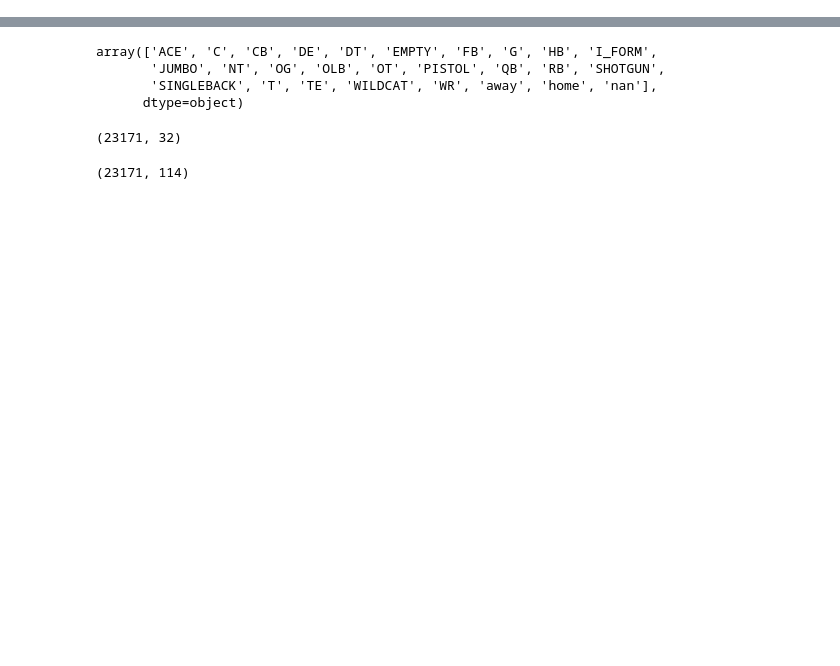
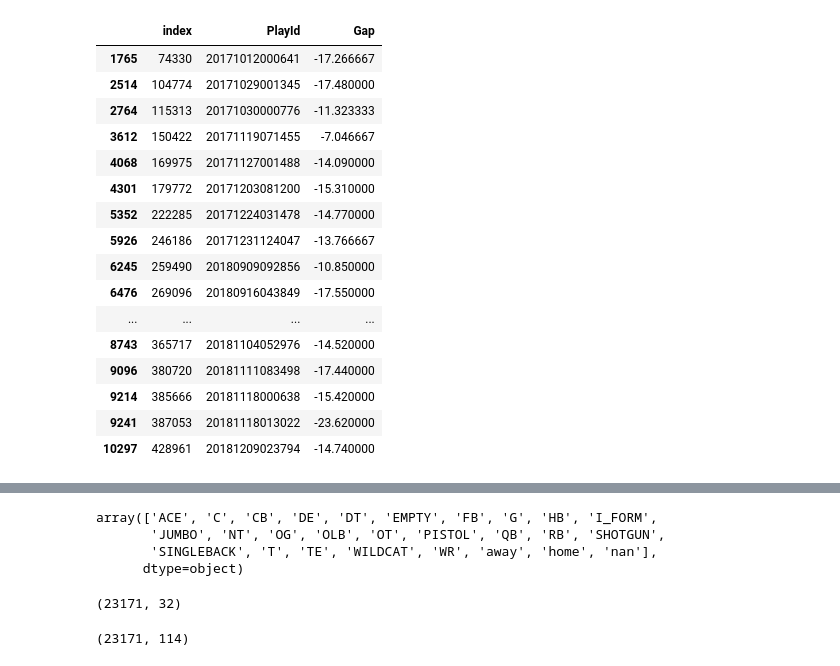
Before and after one commit to yxm162930/NFL, a Jupyter notebook: NFL Model.ipynb, the cells around one changed output, grey strips where cells are left out. Saved outputs shown, nothing was run; the diff lists cells and outputs as text; code cells hidden in the pictures; blank space fills up the shorter version.

```diff
--- a/NFL Model.ipynb
+++ b/NFL Model.ipynb
@@ -46,6 +49,8 @@ def data_clean(df):
     df.loc[df['FieldPosition'] == 'BLT', 'FieldPosition'] = 'BAL'
     df.loc[df['FieldPosition'] == 'CLV', 'FieldPosition'] = 'CLE'
     df.loc[df['FieldPosition'] == 'HST', 'FieldPosition'] = 'HOU'
+
+    df.loc[df['Season'] == 2017, 'S'] = (df.loc[df['Season'] == 2017, 'S'] - 2.4355) / 1.2930 * 1.4551 + 2.7570
 
 
 # offense time and defence time
@@ -102,7 +107,6 @@ def data_clean(df):
     df['New_Y'] = df['Y']
     df.loc[df['PlayDirection'] == 'left','New_Y'] = 160/3 - df.loc[df['PlayDirection'] == 'left','Y']
     df['Orientation_std'] = df['Orientation']
-    df.loc[df['Season'] == 2017, 'Orientation_std'] = df.loc[df['Season'] == 2017, 'Orientation_std'] + 90
     #df.loc[(df['Season'] > 2017)&(df['PlayDirection'] == 'left'), 'Orientation_std'] = 360 - df.loc[(df['Season'] > 2017)&(df['PlayDirection'] == 'left'), 'Orientation_std']
     df.loc[df['PlayDirection'] == 'left', 'Orientation_std'] = np.mod(180 + df.loc[df['PlayDirection'] == 'left', 'Orientation_std'], 360)
     df['Dir_std'] = df['Dir']
@@ -136,43 +140,44 @@ def data_clean(df):
         degree = 90 - math.atan(tan)/(2*np.pi)*360
         return degree
     df['IsRusher'] = (df['NflId'] == df['NflIdRusher'])
-    Rusher =df.loc[df['IsRusher'],['PlayId','X','Y','Dir_std','S']].rename(columns={"X":"Rusher_X","Y":"Rusher_Y",'PossessionTeam':'Offense_Team','Dir_std':'Rusher_Dir_std','S':'Rusher_Speed'})
+    Rusher =df.loc[df['IsRusher'],['PlayId','New_X','New_Y','Dir_std','S']].rename(columns={"New_X":"Rusher_X","New_Y":"Rusher_Y",'PossessionTeam':'Offense_Team','Dir_std':'Rusher_Dir_std','S':'Rusher_Speed'})
     df = df.merge(Rusher,how = 'left',on = 'PlayId')
-    df['Distance_to_Rusher'] = df[["X","Rusher_X","Y","Rusher_Y"]].apply(lambda x: Distance(x[0],x[1],x[2],x[3]), axis = 1)
-    df['Degree_to_Rusher'] = df[["X","Rusher_X","Y","Rusher_Y"]].apply(lambda x: Degree(x[0],x[1],x[2],x[3]), axis = 1)
+    df['Distance_to_Rusher'] = df[["New_X","Rusher_X","New_Y","Rusher_Y"]].apply(lambda x: Distance(x[0],x[1],x[2],x[3]), axis = 1)
+    df['Degree_to_Rusher'] = df[["New_X","Rusher_X","New_Y","Rusher_Y"]].apply(lambda x: Degree(x[0],x[1],x[2],x[3]), axis = 1)
     df['Degree_Diff'] = df['Degree_to_Rusher'] - df['Rusher_Dir_std']
     df['Degree_Diff2'] = 270 - (90-df['Degree_to_Rusher']) - df['Dir_std']
     df['Speed_Ratio'] =  (df['Rusher_Speed']+0.01)/(df['S']+0.01)
 
-
 # speed
-    df.loc[df['Season'] == 2017, 'S'] = (df.loc[df['Season'] == 2017, 'S'] - 2.4355) / 1.2930 * 1.4551 + 2.7570
     df['Horizontal Speed'] = df['S']*df["Dir_sin"]
     df['Vertical Speed'] = df['S']*df["Dir_cos"]
 
 
+
+
     return df
 # %%
 train = data_clean(train_df)
 # %%
 temp = train.drop(train[(train['Position'].isin(['FS','S','SS'])) & (train['Distance_to_Rusher']>15)].index)
-temp = temp.merge(train.loc[train['IsRusher'],['PlayId','New_X','New_Y','Dir_std']]\
-                  .rename(columns={'New_X':'Rusher_X','New_Y':'Rusher_Y','Dir_std':'Rusher_Dir'}), on = 'PlayId',how = 'left')
+temp = temp.merge(train.loc[train['IsRusher'],['PlayId','Dir_std']]\
+                  .rename(columns={'Dir_std':'Rusher_Dir'}), on = 'PlayId',how = 'left')
 
 #temp2 = temp.loc[(temp['IsOnOffense'])]
 temp = temp.loc[(~temp['IsOnOffense'])]
 
 
-op_up = temp[((temp['Rusher_Dir']<90)|(temp['Rusher_Dir']>270))&(temp['New_Y']>=temp['Rusher_Y_x'])]
+op_up = temp[((temp['Rusher_Dir']<90)|(temp['Rusher_Dir']>270))&(temp['New_Y']>=temp['Rusher_Y'])]
 op_up = op_up.sort_values(['PlayId','New_Y'])
 op_up[['Next_Y','Next_X']] = op_up[['New_Y','New_X']].shift(1,axis = 0)
 op_up['Gap'] = op_up['New_Y'] - op_up['Next_Y']
 op_up[['PlayId','New_Y','Next_Y','Gap']]
+op_up = op_up[op_up['Gap'] > 0]
 closest_op_up = op_up[['PlayId','Gap']].groupby('PlayId').head(1).reset_index()
 best_up = op_up[['PlayId','Gap']].groupby('PlayId').max().reset_index()
 def_num_up = op_up[['PlayId','Gap']].rename(columns={'Gap': 'num_def'}).groupby('PlayId').count().reset_index()
 
-op_down = temp[(~((temp['Rusher_Dir']<90)|(temp['Rusher_Dir']>270)))&(temp['New_Y']<temp['Rusher_Y_x'])]
+op_down = temp[(~((temp['Rusher_Dir']<90)|(temp['Rusher_Dir']>270)))&(temp['New_Y']<temp['Rusher_Y'])]
 op_down = op_down.sort_values(['PlayId','New_Y'])
 op_down[['Next_Y','Next_X']] = op_down[['New_Y','New_X']].shift(1,axis = 0)
 op_down['Gap'] = op_down['New_Y'] - op_down['Next_Y']
@@ -185,4 +190,5 @@ def_num_down = op_down[['PlayId','Gap']].rename(columns={'Gap': 'num_def'}).grou
 
 closest_op = closest_op_up.append(closest_op_down)
 best = best_up.append(best_down)
+closest_op[['PlayId','Gap']]
 # %% [output]
@@ -206,3 +213,23 @@ best = best_up.append(best_down)
+# %%
+closest_op[closest_op['Gap'] < 0]
+# %% [output]
+|  | index | PlayId | Gap |
+| 1765 | 74330 | 20171012000641 | -17.266667 |
+| 2514 | 104774 | 20171029001345 | -17.480000 |
+| 2764 | 115313 | 20171030000776 | -11.323333 |
+| 3612 | 150422 | 20171119071455 | -7.046667 |
+| 4068 | 169975 | 20171127001488 | -14.090000 |
+| 4301 | 179772 | 20171203081200 | -15.310000 |
+| 5352 | 222285 | 20171224031478 | -14.770000 |
+| 5926 | 246186 | 20171231124047 | -13.766667 |
+| 6245 | 259490 | 20180909092856 | -10.850000 |
+| 6476 | 269096 | 20180916043849 | -17.550000 |
+| ... | ... | ... | ... |
+| 8743 | 365717 | 20181104052976 | -14.520000 |
+| 9096 | 380720 | 20181111083498 | -17.440000 |
+| 9214 | 385666 | 20181118000638 | -15.420000 |
+| 9241 | 387053 | 20181118013022 | -23.620000 |
+| 10297 | 428961 | 20181209023794 | -14.740000 |
 # %%
 def split_data(df):
     df1 = df.loc[df['IsRusher']]
```
Also changed, not shown: parts of 15 cells of this notebook.
